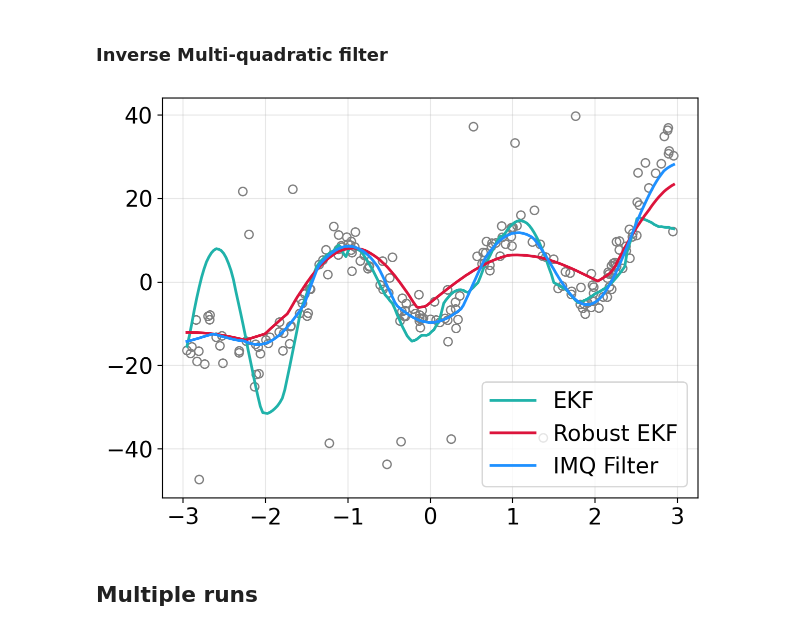
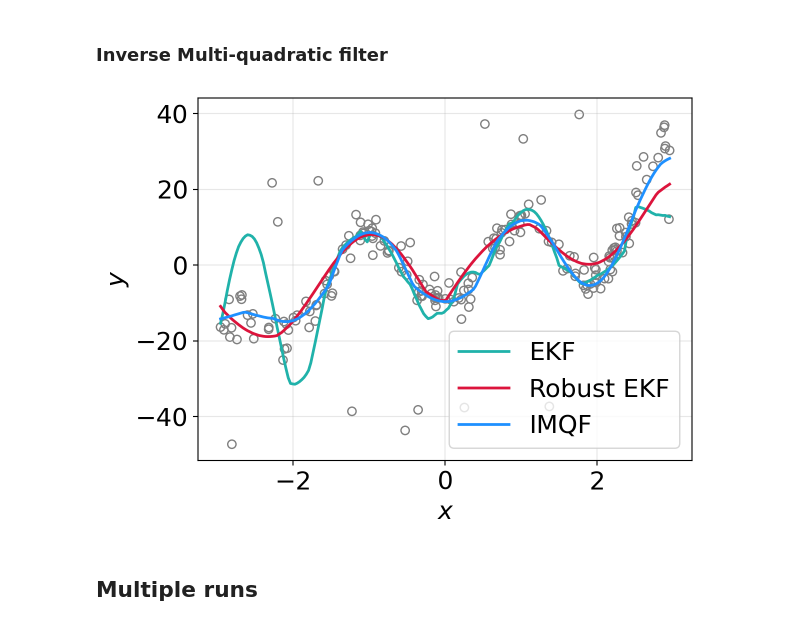
Before and after one commit to gerdm/weighted-likelihood-filter, a Jupyter notebook: experiments/online-mlp-training.ipynb, the cells around one changed output. Drawn from its saved outputs; the diff is of its cells as text; code cells hidden in the pictures.

Commit message:
feat: online-mlp-training

```diff
--- a/experiments/online-mlp-training.ipynb
+++ b/experiments/online-mlp-training.ipynb
@@ -90,47 +111,61 @@ def latent_fn(x): return x
+# %%
+dynamics_covariance = 1e-4
+observation_covariance = 1.0
+
+cov_init = 1.0
+params_init = model.init(key_train, x[:, None])
 # %% [markdown]
 ### Extended Kalman Filter
 # %%
 agent_ekf = gf.ExtendedKalmanFilter(
-    latent_fn, model.apply, dynamics_covariance=1e-4, observation_covariance=1.0 * jnp.eye(1)
+    latent_fn, model.apply, dynamics_covariance=dynamics_covariance,
+    observation_covariance=observation_covariance * jnp.eye(1)
 
 )
 
 bel_init = agent_ekf.init_bel(params_init, cov=1.0)
-bel_ekf, hist_bel_ekf = agent_ekf.scan(bel_init, y, x[:, None], callbacks.get_updated_bel)
+bel_ekf, hist_bel_ekf = agent_ekf.scan(bel_init, y, x[:, None])
 yhat_ekf = agent_ekf.vobs_fn(bel_ekf.mean, xtest[:, None]).ravel()
 # %% [markdown]
 ### Robust Extended Kalman Filter
 # %%
+noise_scaling = 6.0
+
 agent_rekf = rfilter.ExtendedRobustKalmanFilter(
-    latent_fn, model.apply, dynamics_covariance=1e-4, prior_observation_covariance=1.0 * jnp.eye(1),
-    noise_scaling=3.0,
+    latent_fn, model.apply, dynamics_covariance=dynamics_covariance,
+    prior_observation_covariance=observation_covariance * jnp.eye(1),
+    noise_scaling=noise_scaling,
     n_inner=1
 )
 
 bel_init = agent_rekf.init_bel(params_init, cov=1.0)
-bel_rekf, hist_bel_rekf = agent_rekf.scan(bel_init, y, x[:, None], callbacks.get_updated_bel)
+bel_rekf, hist_bel_rekf = agent_rekf.scan(bel_init, y, x[:, None])
 yhat_rekf = agent_rekf.vobs_fn(bel_rekf.mean, xtest[:, None]).ravel()
 # %% [markdown]
 ### Inverse Multi-quadratic filter
 # %%
+soft_threshold = 3.0
 agent_imq = gbfilter.IMQFilter(
-    model.apply, dynamics_covariance=1e-4, observation_covariance=1.0,
-    soft_threshold=3.0
+    model.apply, dynamics_covariance=dynamics_covariance,
+    observation_covariance=observation_covariance,
+    soft_threshold=soft_threshold
 )
 
 bel_init = agent_imq.init_bel(params_init, cov=1.0)
-bel_imq, hist_bel_imq = agent_imq.scan(bel_init, y, x[:, None], callbacks.get_updated_bel)
+bel_imq, hist_bel_imq = agent_imq.scan(bel_init, y, x[:, None])
 yhat_imq = agent_imq.link_fn(bel_imq.mean, xtest[:, None]).ravel()
 # %%
 plt.scatter(x, y, edgecolors="tab:gray", c="none")
 plt.plot(xtest, yhat_ekf, c="lightseagreen", linewidth=2, label="EKF")
 plt.plot(xtest, yhat_rekf, c="crimson", linewidth=2, label="Robust EKF")
-plt.plot(xtest, yhat_imq, c="dodgerblue", linewidth=2, label="IMQ Filter")
+plt.plot(xtest, yhat_imq, c="dodgerblue", linewidth=2, label="IMQF")
 plt.grid(alpha=0.3)
+plt.ylabel("$y$")
+plt.xlabel("$x$")
 plt.legend()
 plt.tight_layout()
-plt.savefig("./online-mlp-sample.pdf")
+plt.savefig("./figures/online-mlp-sample.pdf")
 # %% [output]
-[figure, old version]
+[figure, new version]
 # %% [markdown]
 ## Multiple runs
```
Also changed, not shown: parts of 22 cells of this notebook.
